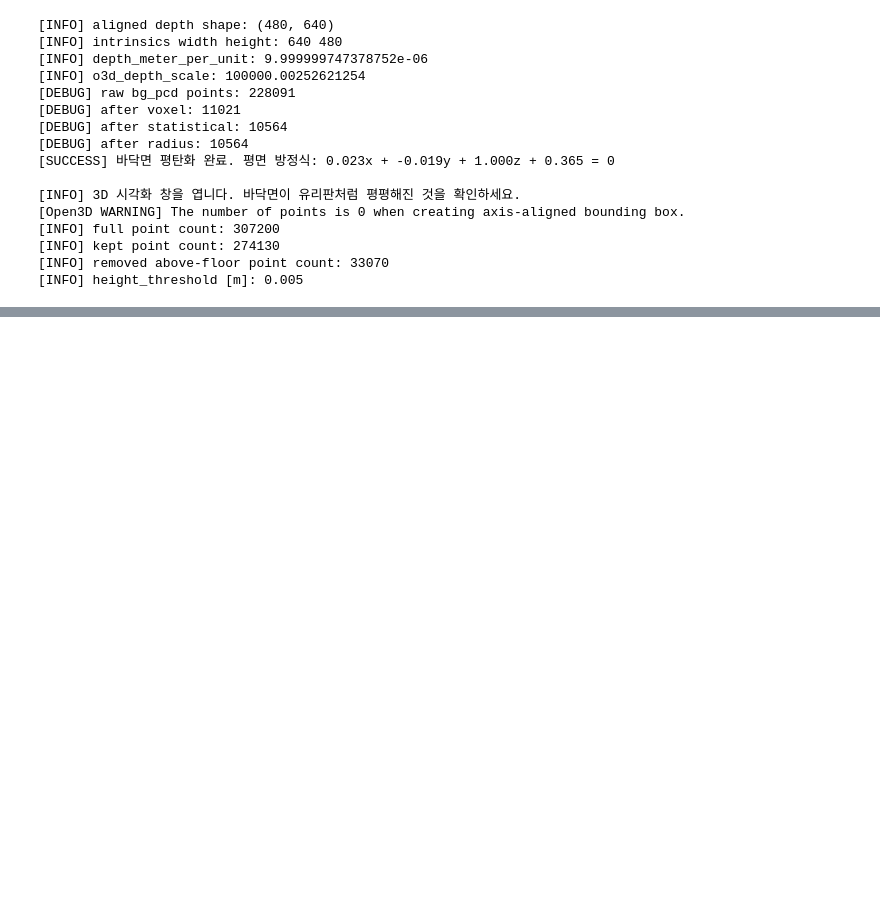
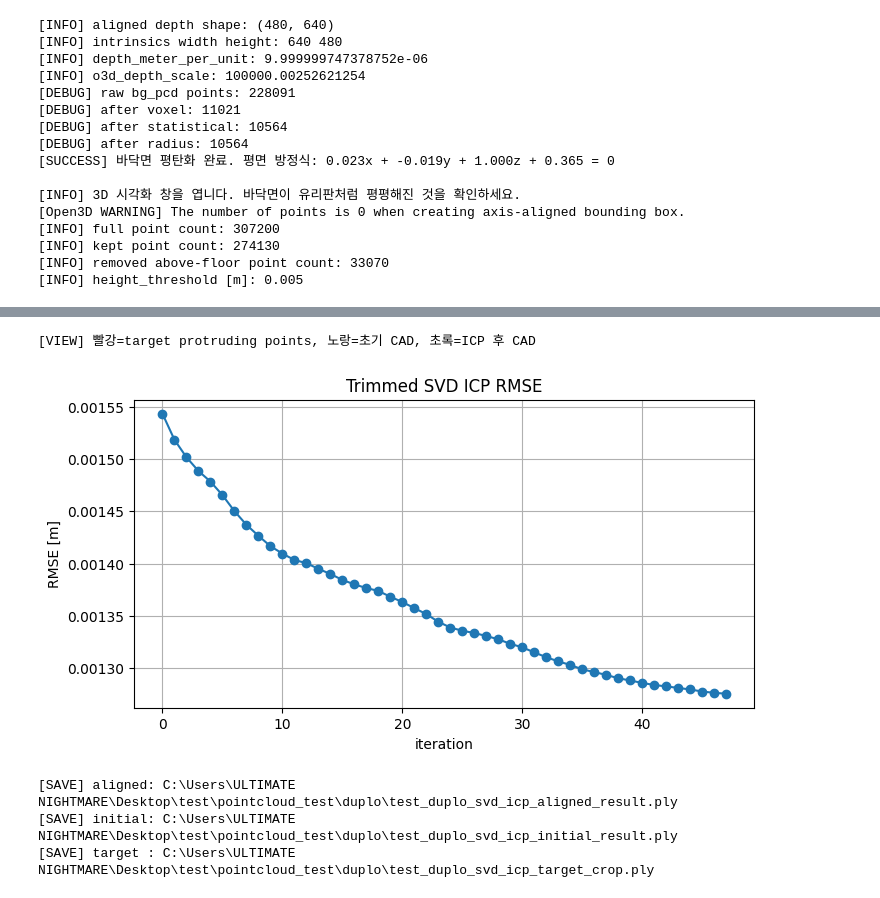
Before and after one commit to engineer0914/pointcloud_test, a Jupyter notebook: ttest/test.ipynb, the cells around one changed output, grey strips where cells are left out. Cells and saved outputs as stored; diff of their text form; code cells hidden in the pictures; blank space fills up the shorter version.

```diff
--- a/ttest/test.ipynb
+++ b/ttest/test.ipynb
@@ -1941,0 +2759,79 @@ o3d.visualization.draw_geometries(
+# %%
+# ============================================================
+# 11. 시각화용 point cloud 생성
+# ============================================================
+source_initial_pts = transform_points(source_pts_centered, T_init)
+source_final_pts = transform_points(source_pts_centered, T_icp)
+
+source_initial_pcd = o3d.geometry.PointCloud()
+source_initial_pcd.points = o3d.utility.Vector3dVector(source_initial_pts)
+source_initial_pcd.paint_uniform_color([1.0, 0.8, 0.0])  # 노랑
+
+source_final_pcd = o3d.geometry.PointCloud()
+source_final_pcd.points = o3d.utility.Vector3dVector(source_final_pts)
+source_final_pcd.paint_uniform_color([0.0, 1.0, 0.0])  # 초록
+
+target_vis = o3d.geometry.PointCloud(target_obj_pcd)
+target_vis.paint_uniform_color([1.0, 0.0, 0.0])  # 빨강
+
+map_plane_vis = o3d.geometry.PointCloud(map_pcd)
+map_plane_vis.paint_uniform_color([0.6, 0.6, 0.6])
+
+axis_world = o3d.geometry.TriangleMesh.create_coordinate_frame(size=0.03, origin=[0, 0, 0])
+
+target_axis = make_axis_lines(target_centroid, target_R_pca, scale=0.025)
+init_axis = make_axis_lines(T_init[:3, 3], T_init[:3, :3], scale=0.025)
+final_axis = make_axis_lines(T_icp[:3, 3], T_icp[:3, :3], scale=0.025)
+
+print("[VIEW] 빨강=target protruding points, 노랑=초기 CAD, 초록=ICP 후 CAD")
+o3d.visualization.draw_geometries(
+    [
+        map_plane_vis,
+        target_vis,
+        source_initial_pcd,
+        source_final_pcd,
+        axis_world,
+        target_axis,
+        init_axis,
+        final_axis,
+    ],
+    window_name="SVD ICP result: target red, init yellow, final green"
+)
+
+
+# ============================================================
+# 12. ICP 수렴 그래프
+# ============================================================
+iters = [h["iter"] for h in icp_history]
+rmses = [h["rmse"] for h in icp_history]
+
+plt.figure(figsize=(8, 4))
+plt.plot(iters, rmses, marker="o")
+plt.xlabel("iteration")
+plt.ylabel("RMSE [m]")
+plt.title("Trimmed SVD ICP RMSE")
+plt.grid(True)
+plt.show()
+
+
+# ============================================================
+# 13. 결과 저장
+# ============================================================
+out_dir = cad_path.parent
+aligned_out = out_dir / "test_duplo_svd_icp_aligned_result.ply"
+init_out = out_dir / "test_duplo_svd_icp_initial_result.ply"
+target_out = out_dir / "test_duplo_svd_icp_target_crop.ply"
+
+o3d.io.write_point_cloud(str(aligned_out), source_final_pcd)
+o3d.io.write_point_cloud(str(init_out), source_initial_pcd)
+o3d.io.write_point_cloud(str(target_out), target_vis)
+
+print("[SAVE] aligned:", aligned_out.resolve())
+print("[SAVE] initial:", init_out.resolve())
+print("[SAVE] target :", target_out.resolve())
+# %% [output]
+[VIEW] 빨강=target protruding points, 노랑=초기 CAD, 초록=ICP 후 CAD
+[figure, added]
+[SAVE] aligned: C:\Users\ULTIMATE NIGHTMARE\Desktop\test\pointcloud_test\duplo\test_duplo_svd_icp_aligned_result.ply
+[SAVE] initial: C:\Users\ULTIMATE NIGHTMARE\Desktop\test\pointcloud_test\duplo\test_duplo_svd_icp_initial_result.ply
+[SAVE] target : C:\Users\ULTIMATE NIGHTMARE\Desktop\test\pointcloud_test\duplo\test_duplo_svd_icp_target_crop.ply
```
Also changed, not shown: parts of 24 cells of this notebook.
